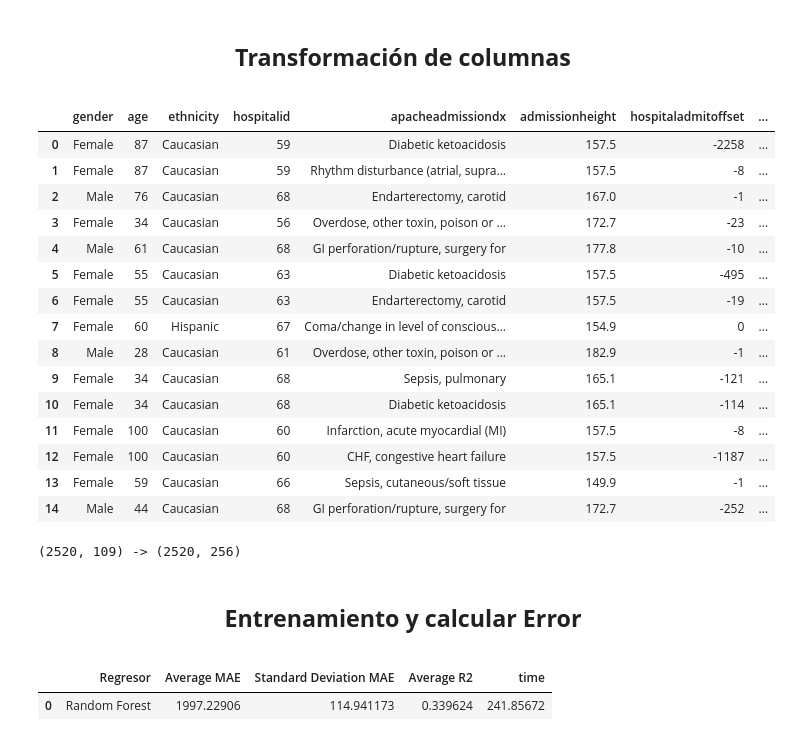
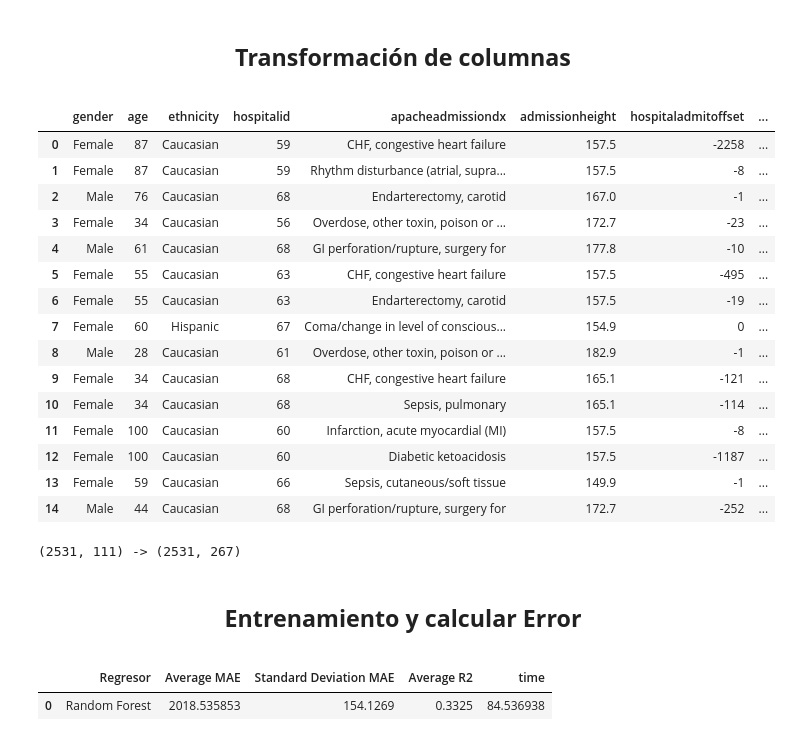
Before and after one commit to ThePylots/Reto1_Prediccion_Estancia_UCI, a Jupyter notebook: src/main.ipynb, the cells around one changed output. Saved outputs shown, nothing was run; the diff lists cells and outputs as text; code cells hidden in the pictures.

Commit message:
carePlanInfectiousDisease

```diff
--- a/src/main.ipynb
+++ b/src/main.ipynb
@@ -93,6 +93,7 @@ X_query = """
                    LEFT JOIN carePlanCareProvider C ON P.patientunitstayid = C.patientunitstayid
                    LEFT JOIN infusiondrug ID        ON P.patientunitstayid = ID.patientunitstayid
                    LEFT JOIN carePlanGeneral CG ON P.patientunitstayid = CG.patientunitstayid
+                   LEFT JOIN carePlanInfectiousDisease CGID ON P.patientunitstayid = CGID.patientunitstayid
 """
 
 X = sql_query(X_query).drop(columns=['patientunitstayid'])
@@ -125,23 +126,26 @@ for col in ['last_propofol', 'last_propofol_drugrate', 'last_propofol_infusionra
 
 for col in ['Categoria_Ventilacion', 'Categoria_DVT_Prophylaxis', 'Categoria_Airway', 'Categoria_Care_Limitation', 'Categoria_Stress_Ulcer_Prophylaxis']:
     X[col] = X[col].fillna(0)
+
+for col in ['infectdiseasesite', 'infectdiseaseassessment']:
+    X[col] = X[col].fillna('_None')
 # %%
 X.head(15)
 # %% [output]
 |  | gender | age | ethnicity | hospitalid | apacheadmissiondx | admissionheight | hospitaladmitoffset | ... |
-| 0 | Female | 87 | Caucasian | 59 | Diabetic ketoacidosis | 157.5 | -2258 | ... |
+| 0 | Female | 87 | Caucasian | 59 | CHF, congestive heart failure | 157.5 | -2258 | ... |
 | 1 | Female | 87 | Caucasian | 59 | Rhythm disturbance (atrial, supra... | 157.5 | -8 | ... |
 | 2 | Male | 76 | Caucasian | 68 | Endarterectomy, carotid | 167.0 | -1 | ... |
 | 3 | Female | 34 | Caucasian | 56 | Overdose, other toxin, poison or ... | 172.7 | -23 | ... |
 | 4 | Male | 61 | Caucasian | 68 | GI perforation/rupture, surgery for | 177.8 | -10 | ... |
-| 5 | Female | 55 | Caucasian | 63 | Diabetic ketoacidosis | 157.5 | -495 | ... |
+| 5 | Female | 55 | Caucasian | 63 | CHF, congestive heart failure | 157.5 | -495 | ... |
 | 6 | Female | 55 | Caucasian | 63 | Endarterectomy, carotid | 157.5 | -19 | ... |
 | 7 | Female | 60 | Hispanic | 67 | Coma/change in level of conscious... | 154.9 | 0 | ... |
 | 8 | Male | 28 | Caucasian | 61 | Overdose, other toxin, poison or ... | 182.9 | -1 | ... |
-| 9 | Female | 34 | Caucasian | 68 | Sepsis, pulmonary | 165.1 | -121 | ... |
-| 10 | Female | 34 | Caucasian | 68 | Diabetic ketoacidosis | 165.1 | -114 | ... |
+| 9 | Female | 34 | Caucasian | 68 | CHF, congestive heart failure | 165.1 | -121 | ... |
+| 10 | Female | 34 | Caucasian | 68 | Sepsis, pulmonary | 165.1 | -114 | ... |
 | 11 | Female | 100 | Caucasian | 60 | Infarction, acute myocardial (MI) | 157.5 | -8 | ... |
-| 12 | Female | 100 | Caucasian | 60 | CHF, congestive heart failure | 157.5 | -1187 | ... |
+| 12 | Female | 100 | Caucasian | 60 | Diabetic ketoacidosis | 157.5 | -1187 | ... |
 | 13 | Female | 59 | Caucasian | 66 | Sepsis, cutaneous/soft tissue | 149.9 | -1 | ... |
 | 14 | Male | 44 | Caucasian | 68 | GI perforation/rupture, surgery for | 172.7 | -252 | ... |
 # %%
@@ -264,20 +268,24 @@ X_T = ColumnTransformer(transformers=[
     ('Categoria_DVT_Prophylaxis', 'passthrough',  [105]),
     ('Categoria_Airway', 'passthrough',  [106]),
     ('Categoria_Care_Limitation', 'passthrough',  [107]),
-    ('Categoria_Stress_Ulcer_Prophylaxis', 'passthrough',  [108])
+    ('Categoria_Stress_Ulcer_Prophylaxis', 'passthrough',  [108]),
+
+    # CarePlanInfectiousDisease
+    ('CPID_tipo_infeccion', OneHotEncoder(),  [109]),
+    ('CPID_seguridad_infeccion', OneHotEncoder(),  [110])
 ]).fit_transform(X)
 
 # Mostrar el cambio en columnas
 print(X.shape, '->', X_T.shape)
 # %% [output]
-(2520, 109) -> (2520, 256)
+(2531, 111) -> (2531, 267)
 # %% [markdown]
 <center><h2><b>Entrenamiento y calcular Error</b></h2></center>
 # %%
-from xgboost import XGBRegressor
+#from xgboost import XGBRegressor
 # avg df: 3484.0752 = 2.420139 dias.
 def cv_avg_std(reg, X, y, scoring):
-    maes = cross_val_score(reg, X, y, cv=5, scoring=scoring)
+    maes = cross_val_score(reg, X, y, cv=3, scoring=scoring)
     avg = stat.mean(maes)
     std_dev = stat.variance(maes)**(1/2)
 
@@ -294,31 +302,31 @@ def make_df(datos_reg):
 
     return error_df
 
 datos_reg = {}
 regressors = [
     #('RF', RandomForestRegressor()
     ('Random Forest', RandomForestRegressor(
       criterion="absolute_error",
       max_features=48,
       max_depth=50,
       random_state=600738951),
 
 # XGBRegressor	2077.741577	181.879263	0.309546	13.085054
 #    ( 'XGBRegressor', XGBRegressor(n_estimators=1000, max_depth=7, eta=0.1, subsample=0.7, colsample_bytree=0.8)
     )
 ]
 
 # Medir tiempo y hacer predicciones para cada regresor
 for reg_name, reg in regressors:
     start_time = time.time()
 
     maes, avg, std_dev = cv_avg_std(reg, X_T, y, 'neg_mean_absolute_error')
     maes, r2, _ = cv_avg_std(reg, X_T, y, 'r2')
 
     datos_reg[reg_name] = { 'avg': avg, 'std_dev': std_dev, 'time': time.time() - start_time }
     datos_reg[reg_name]['avg_r2'] = r2
 
 make_df(datos_reg)
 # %% [output]
 |  | Regresor | Average MAE | Standard Deviation MAE | Average R2 | time |
-| 0 | Random Forest | 1997.22906 | 114.941173 | 0.339624 | 241.85672 |
+| 0 | Random Forest | 2018.535853 | 154.1269 | 0.3325 | 84.536938 |
```
Also changed, not shown: 2 other files.
